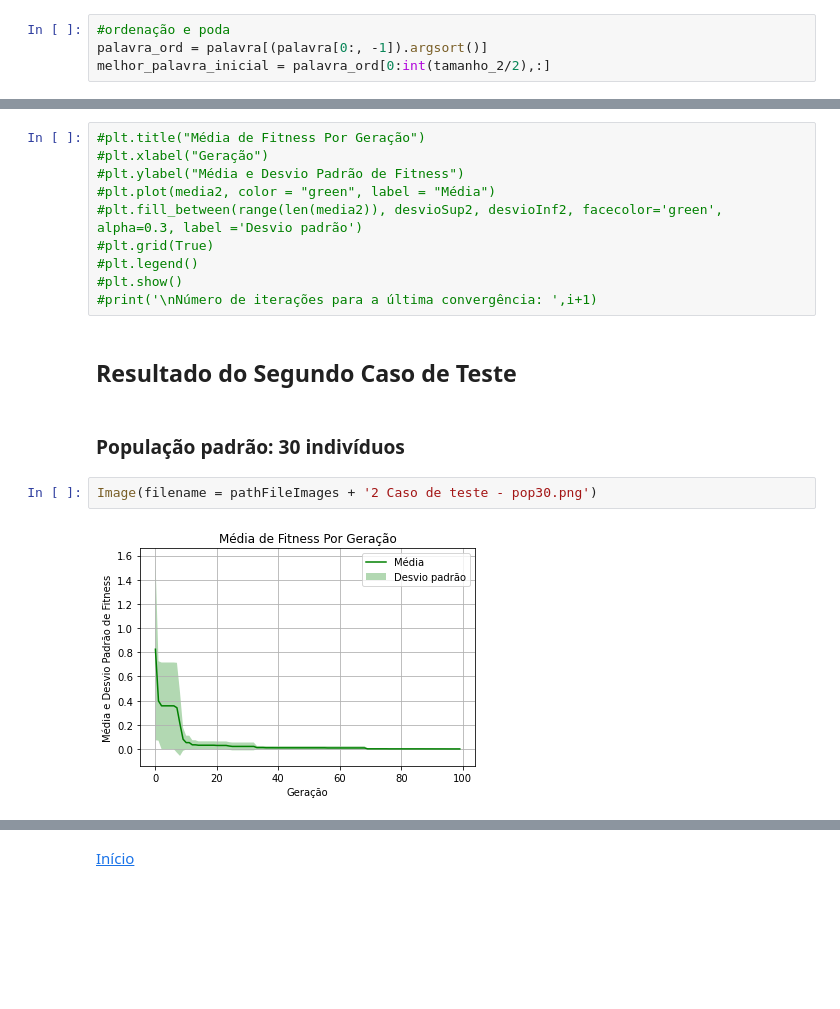
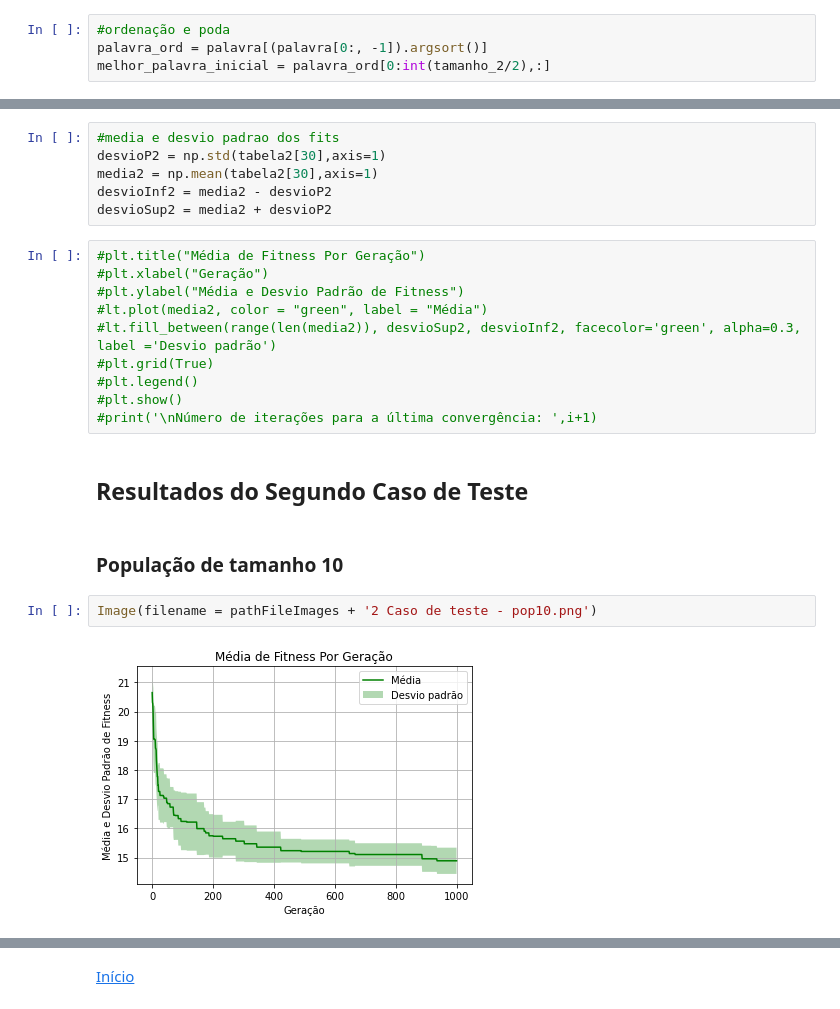
Before and after one commit to julianaAuzier/topicos-especiais-computacao-trabalho1, a Jupyter notebook: 2 - testing random walk.ipynb, the cells around one changed output, grey strips where cells are left out. Cells and saved outputs as stored; diff of their text form; blank space fills up the shorter version.

```diff
--- a/2 - testing random walk.ipynb
+++ b/2 - testing random walk.ipynb
@@ -345,18 +323,24 @@ tabela2
+# %%
+#media e desvio padrao dos fits
+desvioP2 = np.std(tabela2[30],axis=1)
+media2 = np.mean(tabela2[30],axis=1)
+desvioInf2 = media2 - desvioP2
+desvioSup2 = media2 + desvioP2
 # %%
 #plt.title("Média de Fitness Por Geração")
 #plt.xlabel("Geração")
 #plt.ylabel("Média e Desvio Padrão de Fitness")
-#plt.plot(media2, color = "green", label = "Média")
-#plt.fill_between(range(len(media2)), desvioSup2, desvioInf2, facecolor='green', alpha=0.3, label ='Desvio padrão')
+#lt.plot(media2, color = "green", label = "Média")
+#lt.fill_between(range(len(media2)), desvioSup2, desvioInf2, facecolor='green', alpha=0.3, label ='Desvio padrão')
 #plt.grid(True)
 #plt.legend()
 #plt.show()
 #print('\nNúmero de iterações para a última convergência: ',i+1)
 # %% [markdown]
-## Resultado do Segundo Caso de Teste
+## Resultados do Segundo Caso de Teste
 # %% [markdown]
-### População padrão: 30 indivíduos
+### População de tamanho 10
 # %%
-Image(filename = pathFileImages + '2 Caso de teste - pop30.png')
+Image(filename = pathFileImages + '2 Caso de teste - pop10.png')
 # %% [output]
-[figure, old version]
+[figure, new version]
```
Also changed, not shown: parts of 23 cells of this notebook.
